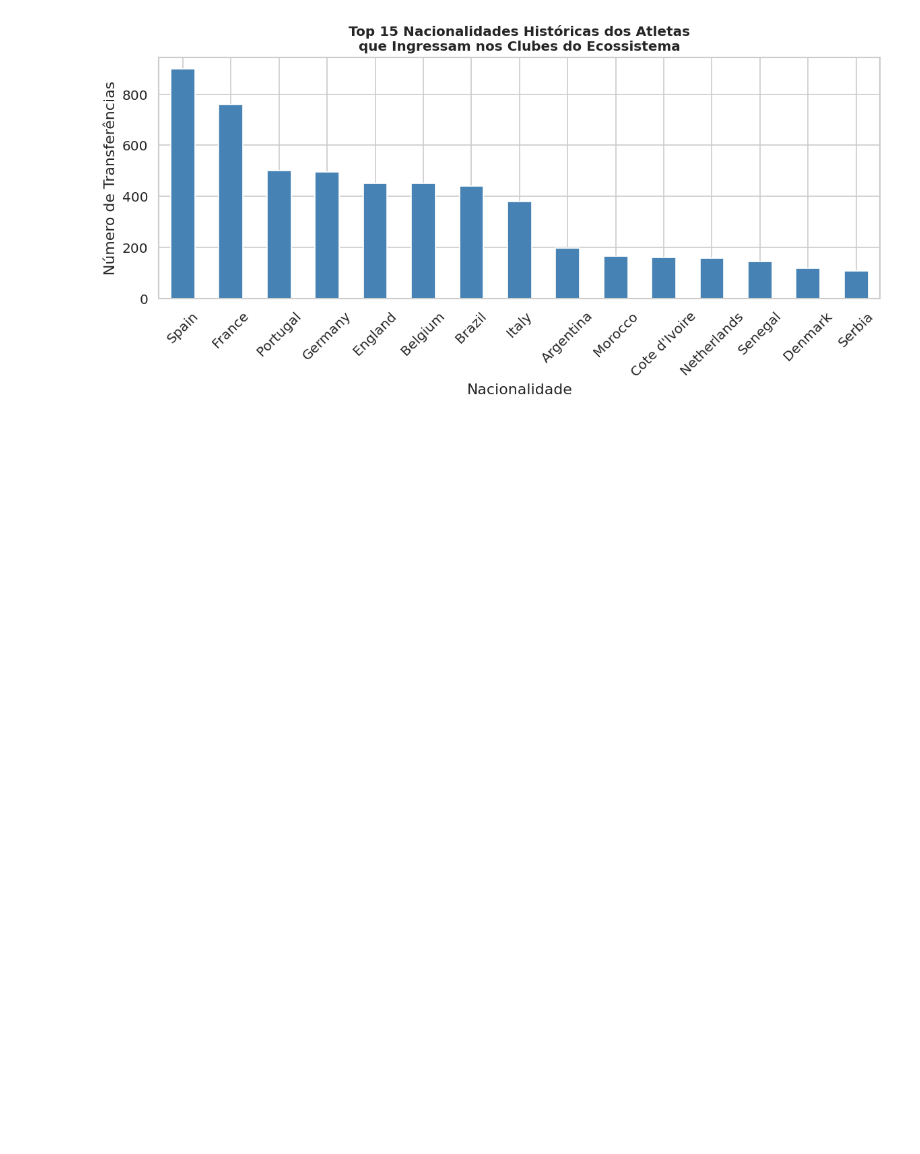
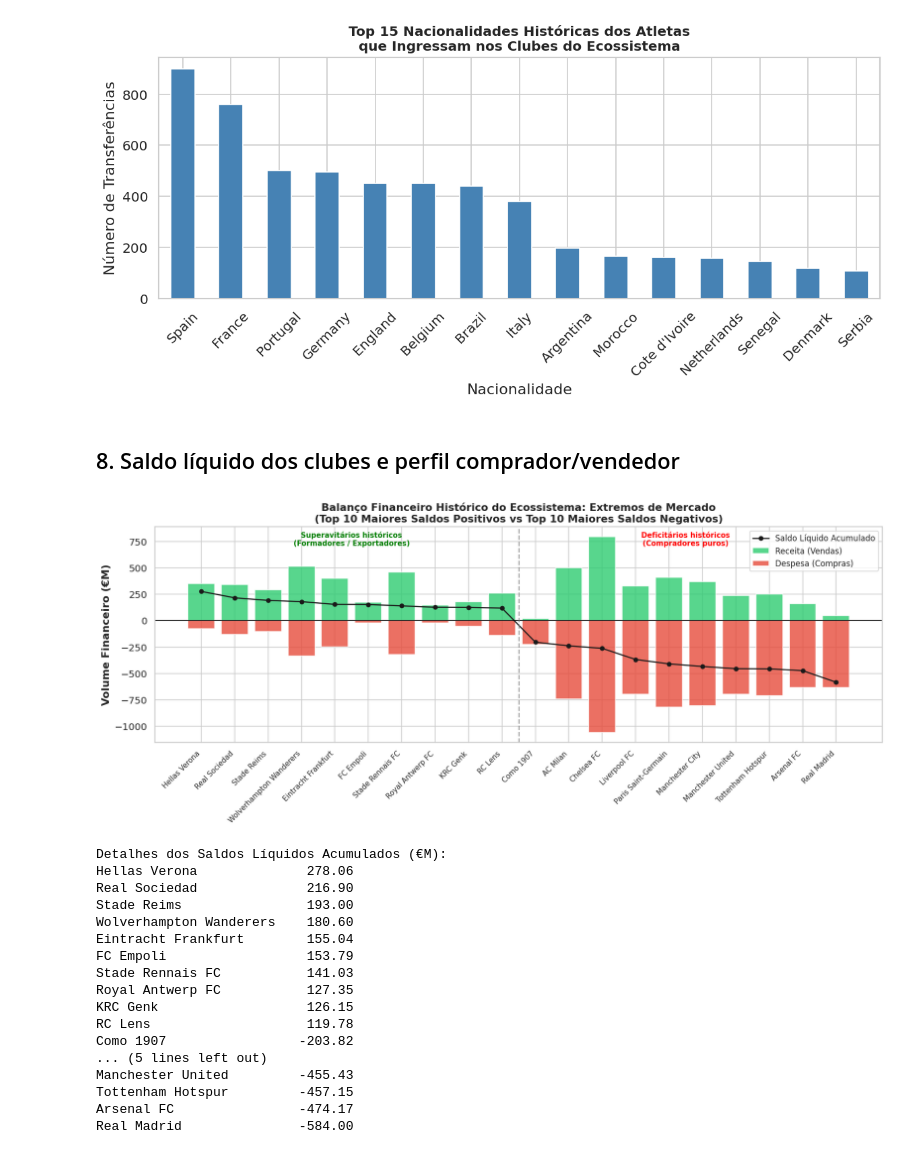
Before and after one commit to leticia-ribeirom/TP-CDAF, a Jupyter notebook: notebooks/exploratory_analysis.ipynb, the cells around one changed output. Cells and saved outputs as stored; diff of their text form; code cells hidden in the pictures; blank space fills up the shorter version.

```diff
--- a/notebooks/exploratory_analysis.ipynb
+++ b/notebooks/exploratory_analysis.ipynb
@@ -952,3 +952,59 @@ plt.tight_layout()
 plt.show()
 # %% [output]
 [figure]
+# %% [markdown]
+## 8. Saldo líquido dos clubes e perfil comprador/vendedor
+# %%
+internal_clubs_list = list(df_clubs['club_name'].unique())
+spend_buy = (df_transfers[(df_transfers['fee_type'] == 'paid') & (df_transfers['buyer'].isin(internal_clubs_list))]
+             .groupby('buyer')['fee'].sum().rename('spend'))
+
+rev_sell = (df_transfers[(df_transfers['fee_type'] == 'paid') & (df_transfers['seller'].isin(internal_clubs_list))]
+            .groupby('seller')['fee'].sum().rename('revenue'))
+
+df_balance = pd.DataFrame({'spend': spend_buy, 'revenue': rev_sell}).fillna(0)
+df_balance['net'] = df_balance['revenue'] - df_balance['spend']
+df_lucro = df_balance.sort_values('net', ascending=False).head(10)
+df_gasto = df_balance.sort_values('net', ascending=True).head(10).iloc[::-1] # Inverte para o pior ficar na ponta
+df_plot_extremos = pd.concat([df_lucro, df_gasto])
+
+fig, ax = plt.subplots(figsize=(14, 6))
+x = range(len(df_plot_extremos))
+ax.bar(x, df_plot_extremos['revenue']/1e6, label='Receita (Vendas)', color='#2ecc71', alpha=0.8, edgecolor='white')
+ax.bar(x, -df_plot_extremos['spend']/1e6, label='Despesa (Compras)', color='#e74c3c', alpha=0.8, edgecolor='white')
+ax.plot(x, df_plot_extremos['net']/1e6, 'ko-', lw=1.5, ms=5, label='Saldo Líquido Acumulado')
+ax.axhline(0, color='black', lw=1)
+ax.axvline(9.5, color='gray', linestyle='--', alpha=0.7)
+ax.set_xticks(list(x))
+ax.set_xticklabels(df_plot_extremos.index, rotation=45, ha='right', fontsize=9)
+ax.set_ylabel('Volume Financeiro (€M)', fontweight='bold')
+ax.set_title('Balanço Financeiro Histórico do Ecossistema: Extremos de Mercado\n'
+             '(Top 10 Maiores Saldos Positivos vs Top 10 Maiores Saldos Negativos)', fontsize=13, fontweight='bold')
+ax.legend(fontsize=10)
+ax.text(4.5, ax.get_ylim()[1]*0.8, "Superavitários históricos\n(Formadores / Exportadores)", ha='center', color='green', fontsize=9, fontweight='bold')
+ax.text(14.5, ax.get_ylim()[1]*0.8, "Deficitários históricos\n(Compradores puros)", ha='center', color='red', fontsize=9, fontweight='bold')
+
+plt.tight_layout()
+plt.show()
+
+print('\nDetalhes dos Saldos Líquidos Acumulados (€M):')
+print((df_plot_extremos['net']/1e6).round(2).to_string())
+# %% [output]
+[figure, added]
+Detalhes dos Saldos Líquidos Acumulados (€M):
+Hellas Verona              278.06
+Real Sociedad              216.90
+Stade Reims                193.00
+Wolverhampton Wanderers    180.60
+Eintracht Frankfurt        155.04
+FC Empoli                  153.79
+Stade Rennais FC           141.03
+Royal Antwerp FC           127.35
+KRC Genk                   126.15
+RC Lens                    119.78
+Como 1907                 -203.82
+... (5 lines left out)
+Manchester United         -455.43
+Tottenham Hotspur         -457.15
+Arsenal FC                -474.17
+Real Madrid               -584.00
```
Also changed, not shown: parts of 6 cells of this notebook.
